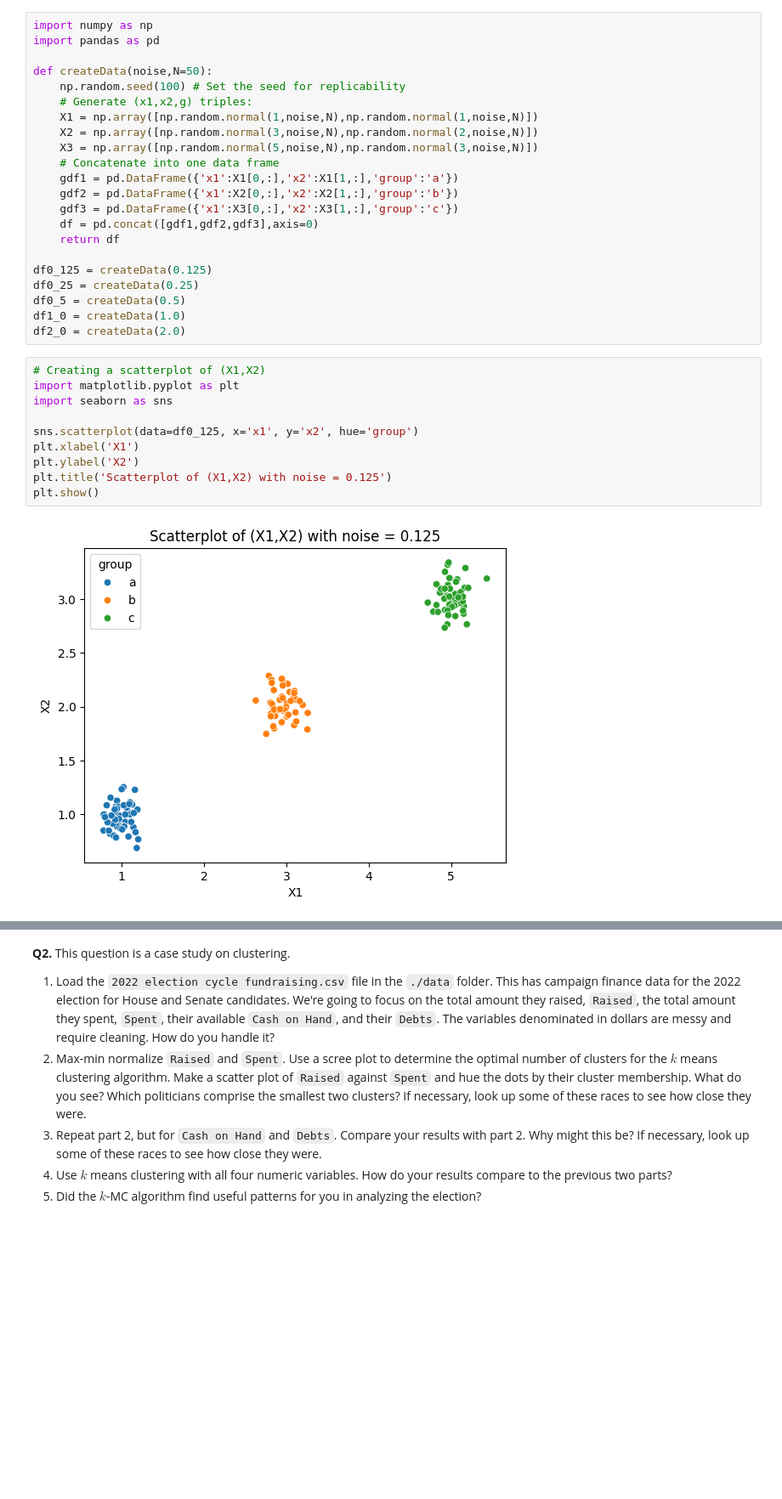
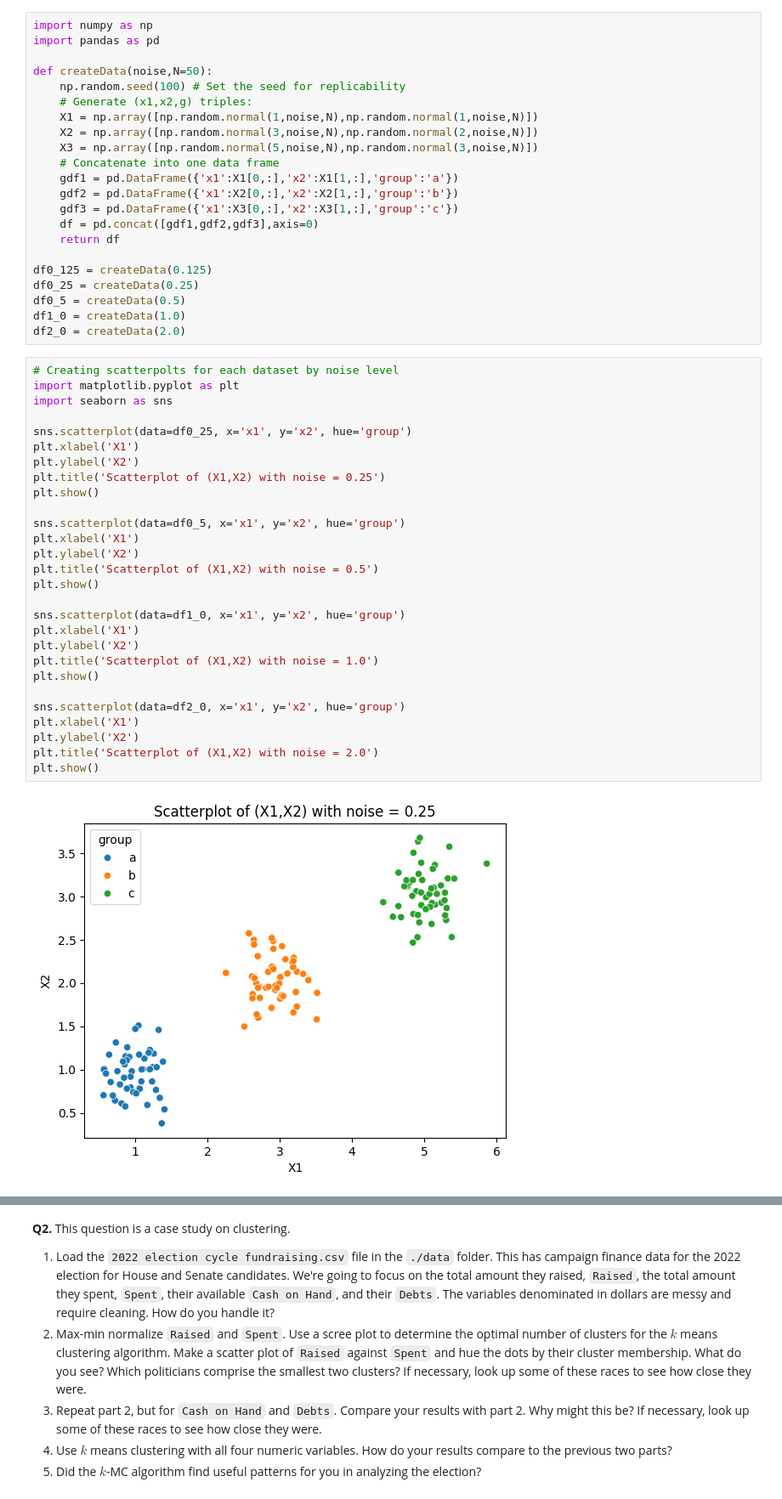
Before and after one commit to brittanyasare04/clustering_assignment, a Jupyter notebook: assignment_clustering.ipynb, the cells around one changed output, grey strips where cells are left out. Shown: that part at 85% size. Drawn from its saved outputs; the diff is of its cells as text; blank space fills up the shorter version.

```diff
--- a/assignment_clustering.ipynb
+++ b/assignment_clustering.ipynb
@@ -70,15 +70,33 @@ df0_25 = createData(0.25)
 df0_5 = createData(0.5)
 df1_0 = createData(1.0)
 df2_0 = createData(2.0)
-# %%
-# Creating a scatterplot of (X1,X2)
-import matplotlib.pyplot as plt
-import seaborn as sns
-
-sns.scatterplot(data=df0_125, x='x1', y='x2', hue='group')
-plt.xlabel('X1')
-plt.ylabel('X2')
-plt.title('Scatterplot of (X1,X2) with noise = 0.125')
-plt.show()
-# %% [output]
-[figure, removed]
+# %%
+# Creating scatterpolts for each dataset by noise level
+import matplotlib.pyplot as plt
+import seaborn as sns
+
+sns.scatterplot(data=df0_25, x='x1', y='x2', hue='group')
+plt.xlabel('X1')
+plt.ylabel('X2')
+plt.title('Scatterplot of (X1,X2) with noise = 0.25')
+plt.show()
+
+sns.scatterplot(data=df0_5, x='x1', y='x2', hue='group')
+plt.xlabel('X1')
+plt.ylabel('X2')
+plt.title('Scatterplot of (X1,X2) with noise = 0.5')
+plt.show()
+
+sns.scatterplot(data=df1_0, x='x1', y='x2', hue='group')
+plt.xlabel('X1')
+plt.ylabel('X2')
+plt.title('Scatterplot of (X1,X2) with noise = 1.0')
+plt.show()
+
+sns.scatterplot(data=df2_0, x='x1', y='x2', hue='group')
+plt.xlabel('X1')
+plt.ylabel('X2')
+plt.title('Scatterplot of (X1,X2) with noise = 2.0')
+plt.show()
+# %% [output]
+[figure, added]
```
Also changed, not shown: parts of 18 cells of this notebook.
